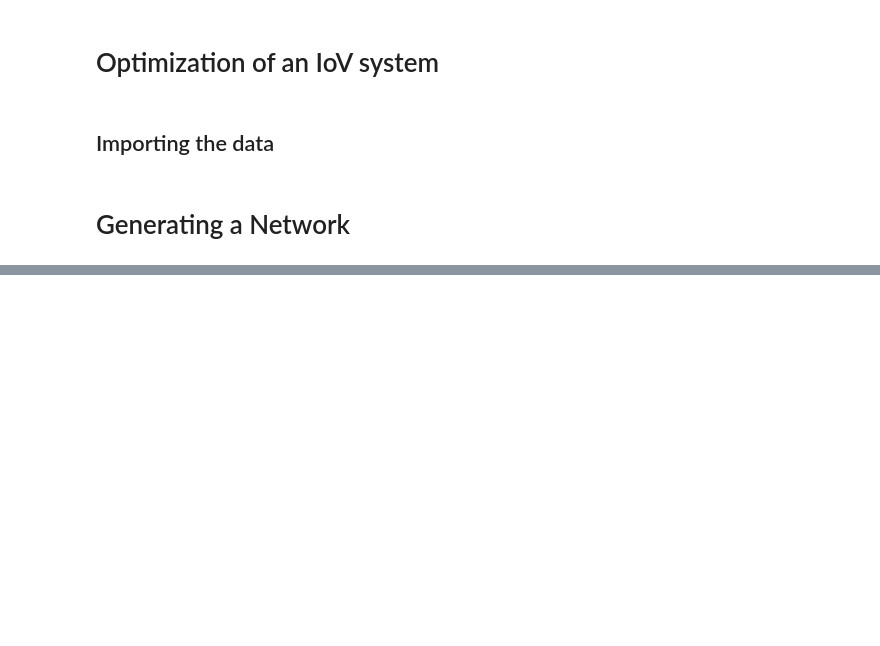
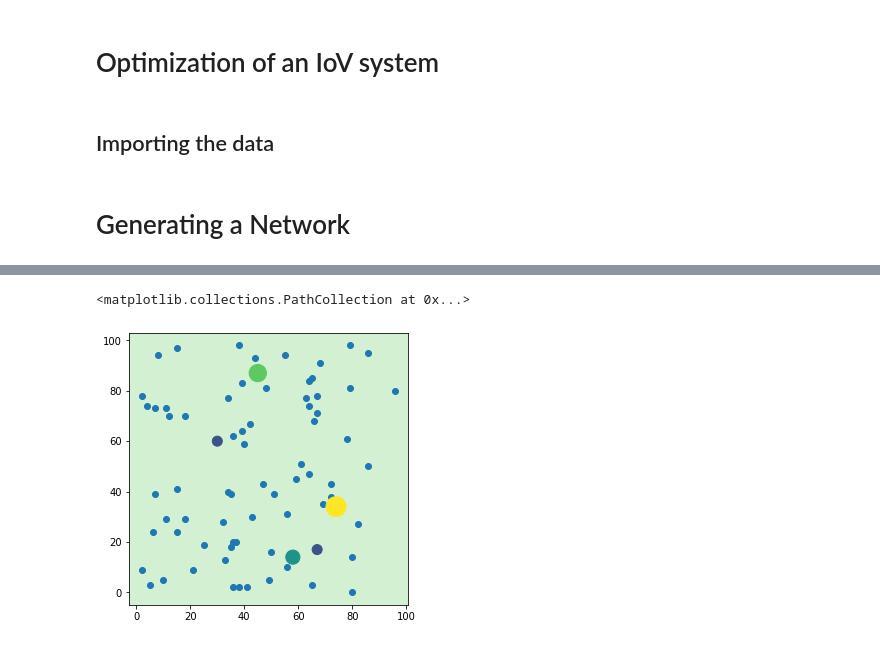
Before and after one commit to laurendudu/optimization-and-iov, a Jupyter notebook: optimization.ipynb, the cells around one changed output, grey strips where cells are left out. Drawn from its saved outputs; the diff is of its cells as text; code cells hidden in the pictures; blank space fills up the shorter version.

```diff
--- a/optimization.ipynb
+++ b/optimization.ipynb
@@ -67,0 +95,19 @@ print(network['network'])
+# %%
+# plot all the RSU in the network dataframe
+fig, ax = plt.subplots(figsize=(5, 5))
+ax.scatter(network['network']['RSU_X'], network['network']['RSU_Y'])
+
+# set the background light green
+ax.set_facecolor('#d3f0d3')
+
+
+# make the color of the points depend on the number of ES_VM_NB
+ax.scatter(
+    network['network']['RSU_X'],
+    network['network']['RSU_Y'],
+    c=network['network']['ES_VM_NB'],
+    s=network['network']['ES_VM_NB'] * 100,
+)
+# %% [output]
+<matplotlib.collections.PathCollection at 0x...>
+[figure, added]
```
Also changed, not shown: parts of 5 cells of this notebook, 1 other file.
